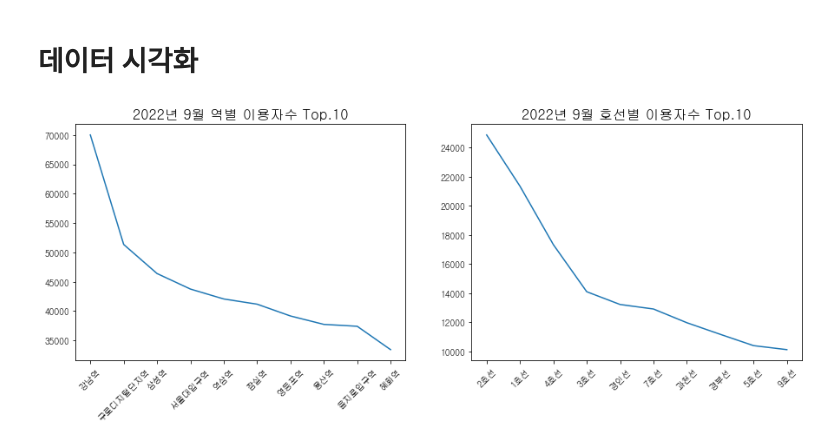
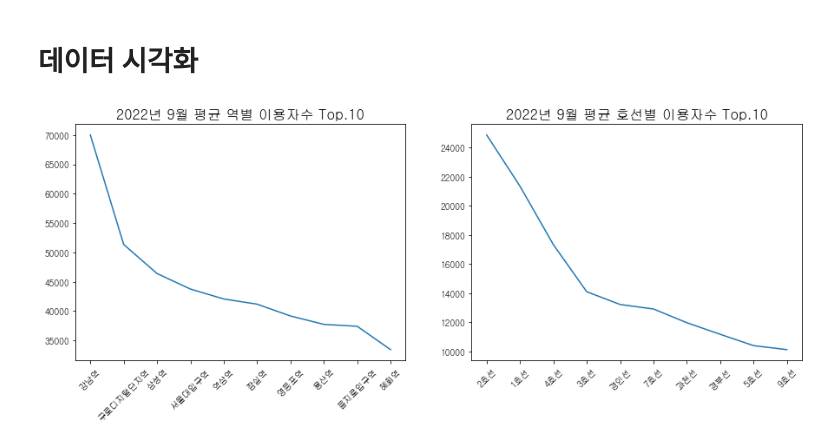
Before and after one commit to yvsc5020/subway_projects, a Jupyter notebook: analyst/타겟_분석.ipynb, the cells around one changed output. Drawn from its saved outputs; the diff is of its cells as text; code cells hidden in the pictures.

```diff
--- a/analyst/타겟_분석.ipynb
+++ b/analyst/타겟_분석.ipynb
@@ -110,16 +110,16 @@ mean_num.head()
 # %%
 fig = plt.figure(figsize = (15, 5))
 
 ax1 = fig.add_subplot(121)
 ax1.plot(mean_station.iloc[:10])
 ax1.tick_params(axis = 'x', rotation = 45)
-ax1.set_title('2022년 9월 역별 이용자수 Top.10', fontsize = 16)
+ax1.set_title('2022년 9월 평균 역별 이용자수 Top.10', fontsize = 16)
 
 ax2 = fig.add_subplot(122)
 ax2.plot(mean_num.iloc[:10])
 ax2.tick_params(axis = 'x', rotation = 45)
-ax2.set_title('2022년 9월 호선별 이용자수 Top.10', fontsize = 16)
+ax2.set_title('2022년 9월 평균 호선별 이용자수 Top.10', fontsize = 16)
 
 plt.show()
 # %% [output]
-[figure, old version]
+[figure, new version]
```
